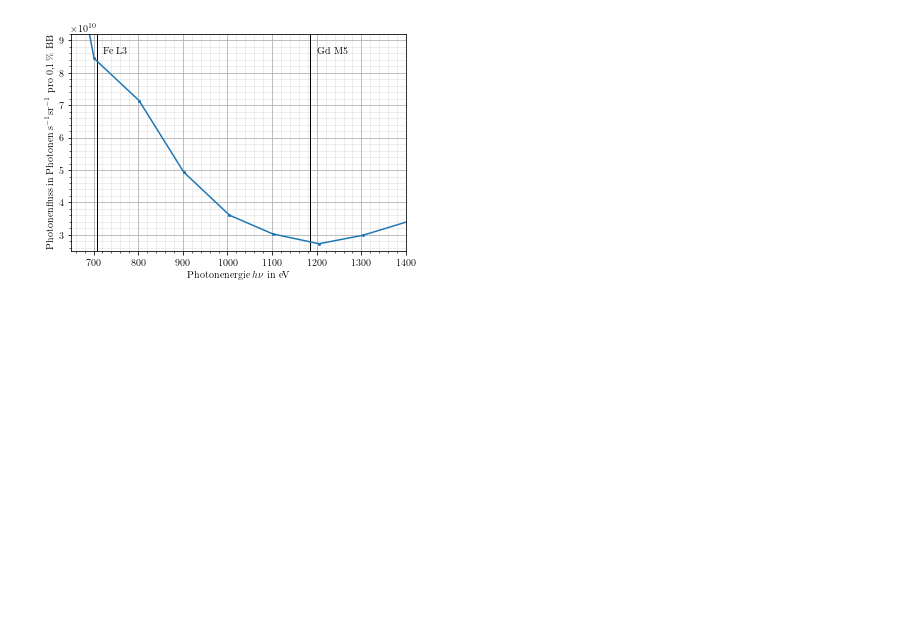
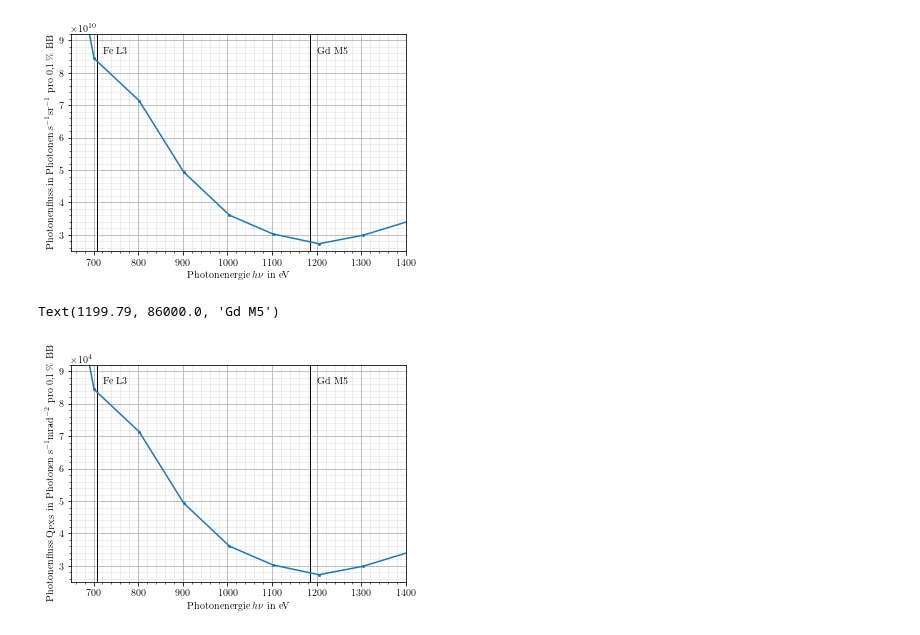
Before and after one commit to lrlunin/bachelorarbeit_python_notebooks_and_data, a Jupyter notebook: xps/plot from xps spectre from dat.ipynb, the cells around one changed output. Cells and saved outputs as stored; diff of their text form; code cells hidden in the pictures; blank space fills up the shorter version.

Commit message:
recalculated xps spectrum with mrad^2 instead of strd

```diff
--- a/xps/plot from xps spectre from dat.ipynb
+++ b/xps/plot from xps spectre from dat.ipynb
@@ -82,0 +83,30 @@ fig.savefig('xps_spectrum_700_1400.pgf', bbox_inches='tight', pad_inches=0.0)
+# %%
+%matplotlib inline
+#grob
+fig, axs = plt.figure(), plt.gca()
+#fig.suptitle('MOENCH detector characteristics')
+axes = axs
+#axes.set_xlim(left=800, right=1200)
+#axes.set_title('Soft X-Ray Range')
+axes.set_xlim((650,1400))
+axes.set_ylim(bottom=2.5e4, top=9.2e4)
+
+axes.set_xlabel(r'Photonenergie $h\nu$ in eV')
+#axes.set_xscale('log')
+axes.set_ylabel(r"Photonenfluss Q$_\text{PXS}$ in Photonen s$^{-1}$mrad$^{-2}$ pro \SI{0,1}{\percent} BB") # converting to mrad^2 from sr
+axes.grid(which='major')
+axes.grid(which='minor', color='#999999', linestyle='-', alpha=0.2)
+#axes.xaxis.set_major_formatter(OOMFormatter(order = 10, fformat = "%1.0f"))
+axes.yaxis.set_major_formatter(OOMFormatter(order = 4, fformat = "%1.0f"))
+axes.xaxis.set_major_locator(MultipleLocator(100))
+axes.xaxis.set_minor_locator(AutoMinorLocator(5))
+axes.yaxis.set_major_locator(MultipleLocator(1e4))
+axes.yaxis.set_minor_locator(AutoMinorLocator(5))
+axes.errorbar(ev_unique, flux_unique*1e-6, fmt="-o", ms=2) # 1e-6 comes because 1 sr = 10^6  (mrad^2)
+axes.axvline(x=706.97, linestyle="-", color='black', linewidth=1, alpha=1)
+axes.text(x=706.97+15, y=8.6e4, s=r'Fe L3')
+axes.axvline(x=1184.79, linestyle="-",color='black', linewidth=1, alpha=1)
+axes.text(x=1184.79+15, y=8.6e4, s=r'Gd M5')
+# %% [output]
+Text(1199.79, 86000.0, 'Gd M5')
+[figure, added]
```
Also changed, not shown: parts of 2 cells of this notebook, 1 other file.
